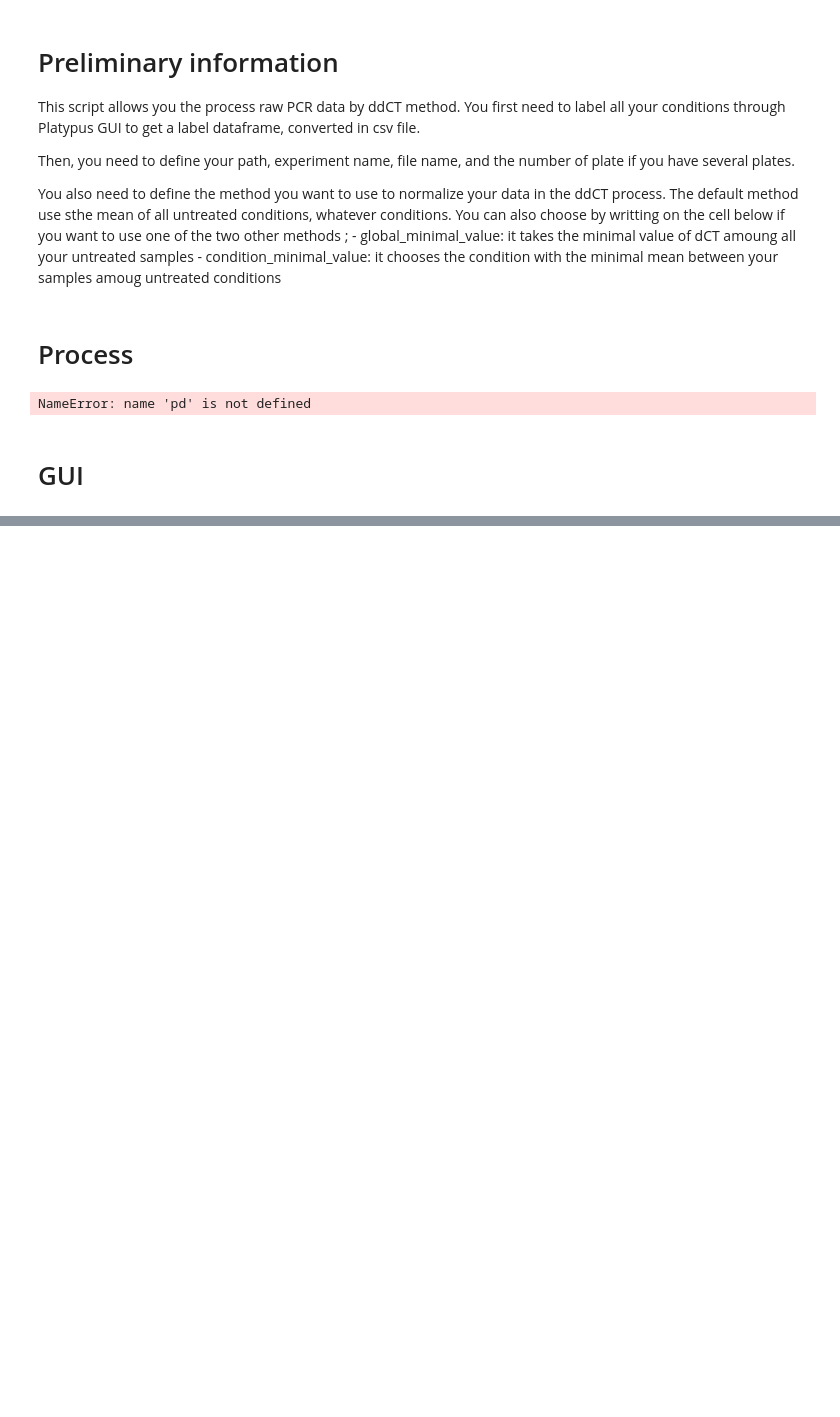
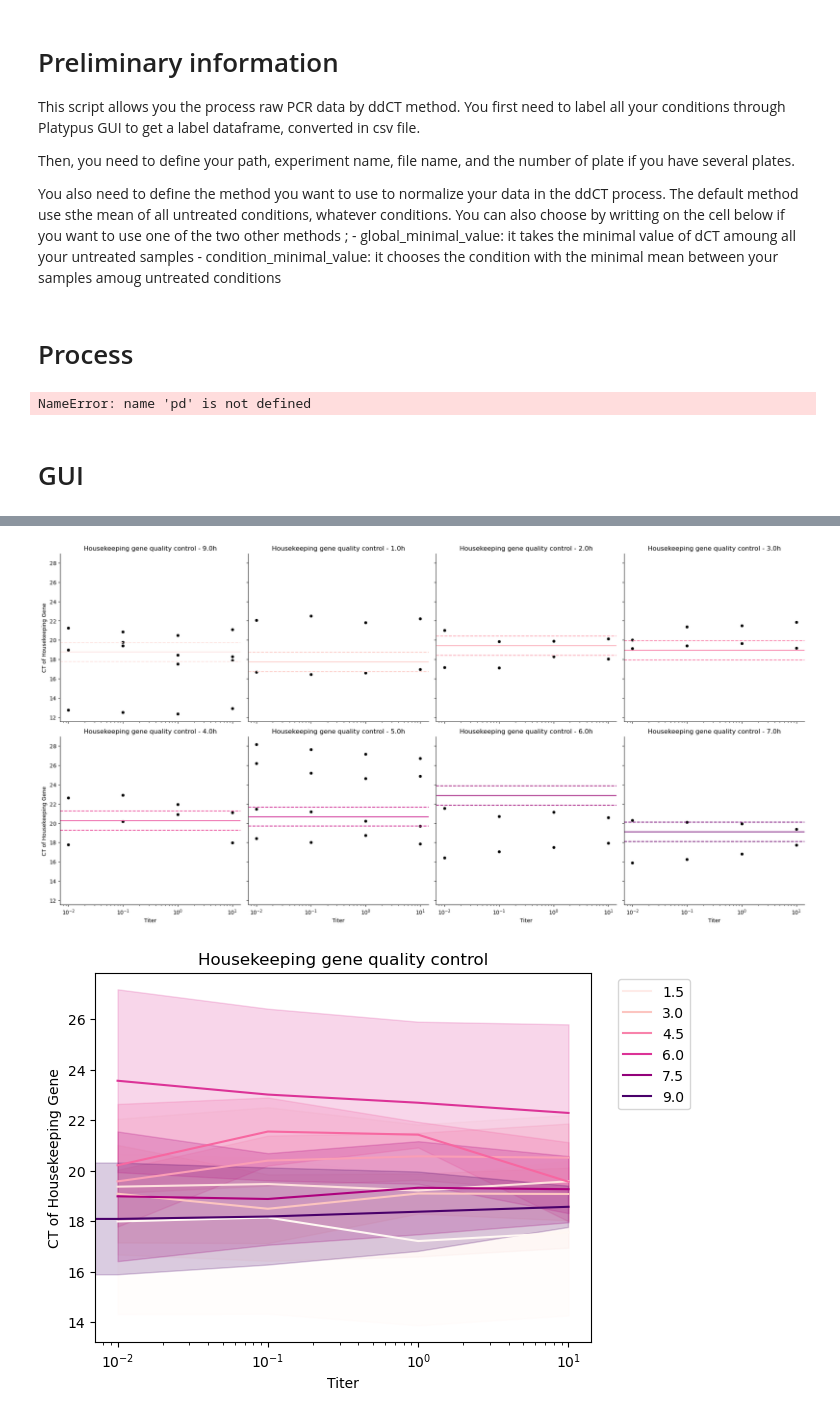
Before and after one commit to alexandrelanau/PCR_Analyser, a Jupyter notebook: PCR_Analyser.ipynb, the cells around one changed output, grey strips where cells are left out. Saved outputs shown, nothing was run; the diff lists cells and outputs as text; code cells hidden in the pictures; blank space fills up the shorter version.

```diff
--- a/PCR_Analyser.ipynb
+++ b/PCR_Analyser.ipynb
@@ -276,0 +282,76 @@ Titer Timepoint GeneType Technical_Replicate PCR_Replicate
+# %%
+        file_path='/Users/lanauaa/Desktop/Viral_dynamics_project/Data_replication_hand/20230515_cvb_hela_raw_lr7_exp12_plate2/Data/pcrStatisticPickleFile-20230515-exp12_CVB_HeLa_RAW_LR7_plate2.pkl'
+        normalizing_method='x'
+        # run script with provided file path
+        pcr_data_raw = pd.read_pickle(file_path).stack(['Time']).to_frame('CT').droplevel(['Statistic','Sample_Type'])
+        pcr_data_raw = pcr_data_raw.reset_index('Titer')
+        pcr_data_raw['Titer']=pcr_data_raw['Titer'].astype(float)
+        pcr_data_raw=pcr_data_raw.set_index('Titer',append=True)
+        pcr_data = pcr_data_raw.dropna(axis=0, inplace=False)
+
+        levels=pcr_data.reset_index(level='PCR_Replicate').index.names #--> when we get multi index labelling from platypus
+        pcr_mean_data=pcr_data.groupby(by=levels).mean()
+
+
+        # dCT
+        goi_list=pcr_mean_data.index.get_level_values(level='GeneType').unique().drop('HK')
+        pcr_mean_2_data=pcr_mean_data.unstack(level='GeneType')
+        for goi in goi_list:
+            pcr_mean_2_data['dCT'] = pcr_mean_2_data['CT',goi] - pcr_mean_2_data['CT','HK']
+
+        # ddCT
+        # normalization option
+        if normalizing_method=='global_minimal_value':
+            DeltaCT_min=min(pcr_mean_2_data.query('Titer==0')['dCT'])
+        #else if normalizing_method=='condition_minimal_value':
+        #    DeltaCT_min=min(pcr_mean_2_data.groupby().mean['dCT'])
+        else:
+            DeltaCT_min=pcr_mean_2_data.query('Titer==0')['dCT'].mean() # baseline definition, could introduce several option, to be continued
+        print(DeltaCT_min)
+        pcr_mean_2_data['ddCT']=pcr_mean_2_data['dCT']-DeltaCT_min
+
+        # gene expression
+        pcr_mean_2_data['GeneExpression']=2**(-pcr_mean_2_data['ddCT'])
+        pcr_mean_2_data.sort_values(['Titer','Time'],inplace=True)
+
+
+        # open file dialog box to select output file path
+        output_path = filedialog.asksaveasfilename()
+
+        # quality control plot
+        a = sns.relplot(data=pcr_mean_2_data,
+                x="Titer",y=pcr_mean_2_data['CT','HK'],
+                col="Time",
+                col_wrap=4,
+                kind='scatter',
+                color='k',
+                ci=0.95)
+        colors_list = sns.color_palette('RdPu',n_colors=len(pcr_mean_2_data.index.get_level_values(level='Time').unique()))
+        params_list = pcr_mean_2_data.index.unique('Time').tolist()
+        for i,timepoint in enumerate(params_list):
+            timepointDf = pcr_mean_2_data.query("Time == @timepoint")['CT','HK']
+            mean_hk = np.mean(timepointDf)
+            ax=a.axes.flat[i]
+            ax.axhline(y=mean_hk,color=colors_list[i])
+            ax.axhline(y=mean_hk-1,ls='--',color=colors_list[i])
+            ax.axhline(y=mean_hk+1,ls='--',color=colors_list[i])
+            ax.set_title(f'Housekeeping gene quality control - {params_list[i]}h')
+        a.set(xscale='log',ylabel='CT of Housekeeping Gene')
+        a.savefig('{}_quality_control_HK_grid.png'.format(output_path),bbox_inches='tight')
+
+        plt.figure()
+        fig_2 = sns.lineplot(data=pcr_mean_2_data,
+                 hue='Time',
+                 x='Titer',
+                 y=pcr_mean_2_data['CT','HK'],
+                 palette='RdPu')
+        fig_2.set(xscale='log',title='Housekeeping gene quality control',ylabel='CT of Housekeeping Gene')
+        fig_2.legend(bbox_to_anchor=(1.04, 1), loc='upper left')
+        plt.savefig('{}_quality_control_HK_total.png'.format(output_path),bbox_inches='tight')
+
+
+        # output result to selected file path
+        # save files
+        pcr_mean_2_data.to_hdf('{}.h5'.format(output_path),key='df')
+        pcr_mean_2_data.to_csv('{}.csv'.format(output_path))
+# %% [output]
@@ -276,0 +375,2 @@ Titer Timepoint GeneType Technical_Replicate PCR_Replicate
+[figure, added]
+[figure, added]
```
Also changed, not shown: parts of 3 cells of this notebook.
